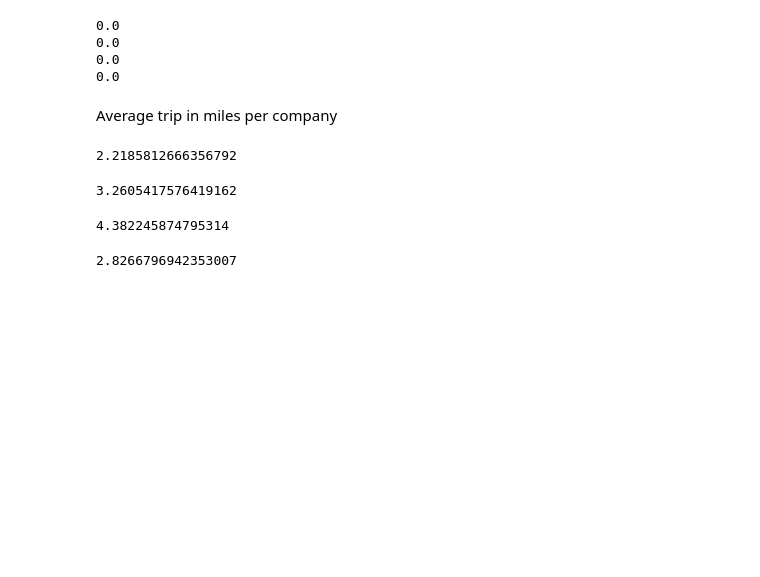
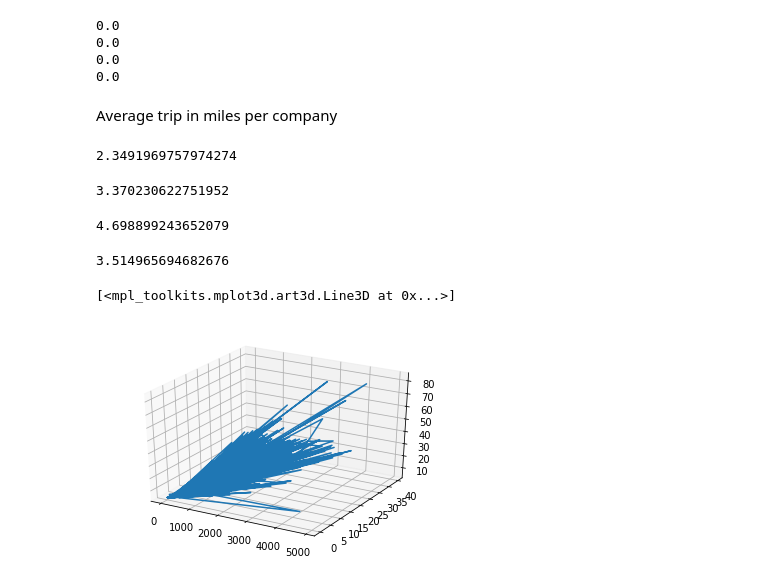
Before and after one commit to goldblah/chicagotransit, a Jupyter notebook: chicagotransit.ipynb, the cells around one changed output. Cells and saved outputs as stored; diff of their text form; code cells hidden in the pictures; blank space fills up the shorter version.

```diff
--- a/chicagotransit.ipynb
+++ b/chicagotransit.ipynb
@@ -419,18 +483,26 @@ print(Zeymane['tips'][Zeymane['payment_type']=='Credit Card'].min())
 # %% [markdown]
 Average trip in miles per company
 # %%
-NWCab['trip_miles'].mean()
+new_NWCab['trip_miles'].mean()
 # %% [output]
-2.2185812666356792
+2.3491969757974274
 # %%
-CDCab['trip_miles'].mean()
+new_CDCab['trip_miles'].mean()
 # %% [output]
-3.2605417576419162
+3.370230622751952
 # %%
-BennyJona['trip_miles'].mean()
+new_BennyJona['trip_miles'].mean()
 # %% [output]
-4.382245874795314
+4.698899243652079
 # %%
-Zeymane['trip_miles'].mean()
+new_Zeymane['trip_miles'].mean()
 # %% [output]
-2.8266796942353007
+3.514965694682676
+# %%
+ax = plt.axes(projection='3d')
+
+# Data for a three-dimensional line
+ax.plot3D(new_NWCab['trip_sec'], new_NWCab['trip_miles'], zs=new_NWCab['fare'])
+# %% [output]
+[<mpl_toolkits.mplot3d.art3d.Line3D at 0x...>]
+[figure, added]
```
Also changed, not shown: parts of 19 cells of this notebook.
